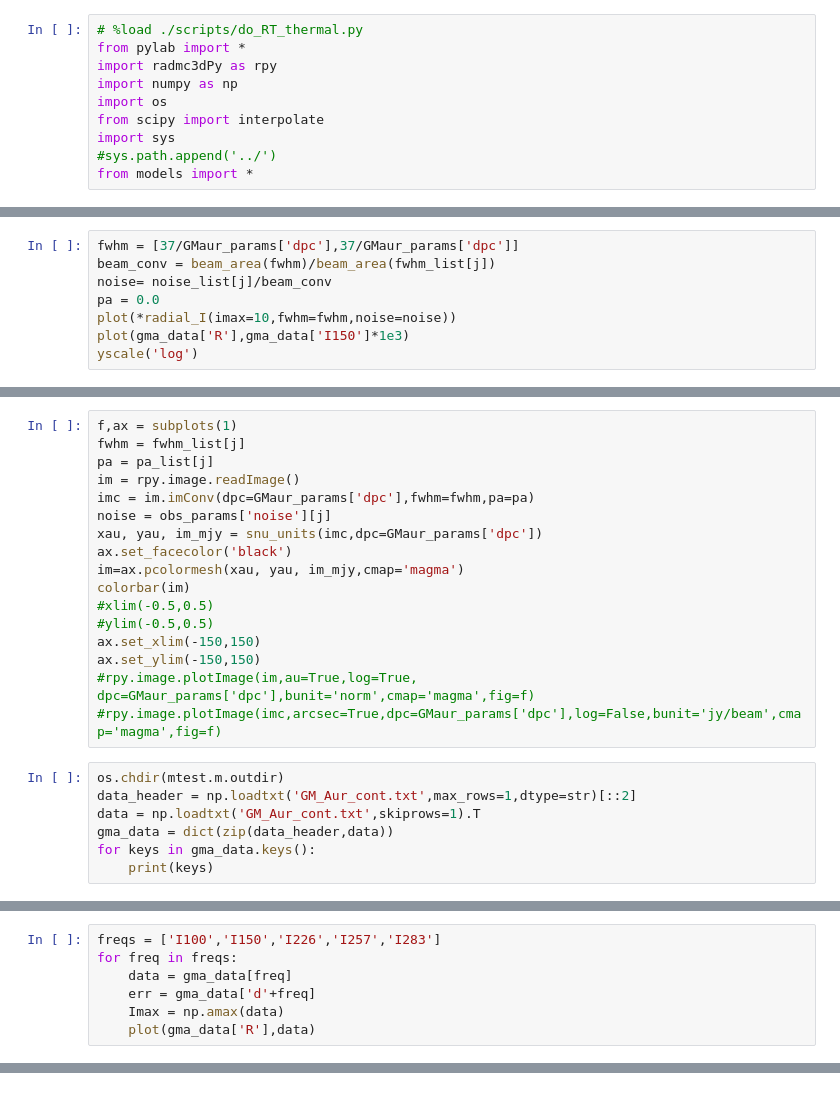
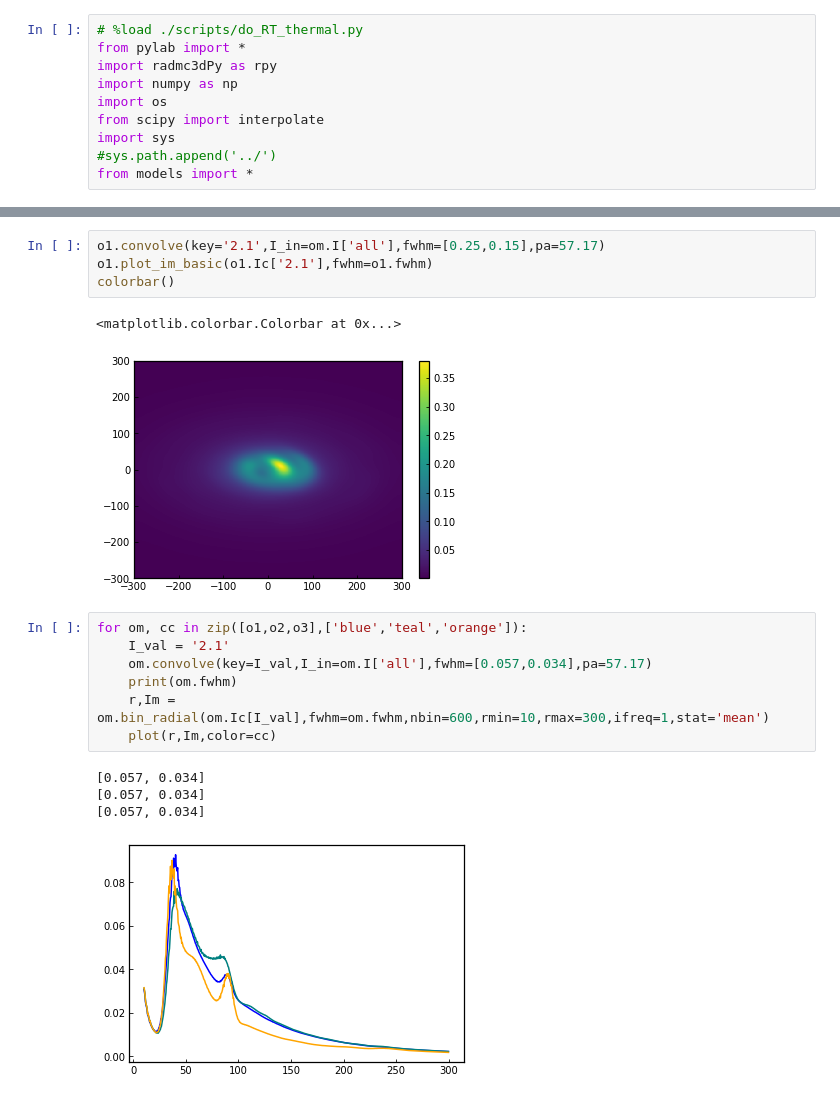
Before and after one commit to uconn-origins/wedgeford, a Jupyter notebook: IvsR.ipynb, the cells around one changed output, grey strips where cells are left out. Saved outputs shown, nothing was run; the diff lists cells and outputs as text.

```diff
--- a/IvsR.ipynb
+++ b/IvsR.ipynb
@@ -173,8 +10,0 @@ def radial_I(fwhm=fwhm,noise=noise,imax=5):
-# %%
-fwhm = [37/GMaur_params['dpc'],37/GMaur_params['dpc']]
-beam_conv = beam_area(fwhm)/beam_area(fwhm_list[j])
-noise= noise_list[j]/beam_conv
-pa = 0.0
-plot(*radial_I(imax=10,fwhm=fwhm,noise=noise))
-plot(gma_data['R'],gma_data['I150']*1e3)
-yscale('log')
@@ -214,24 +10,0 @@ Reading image.out
-# %%
-f,ax = subplots(1)
-fwhm = fwhm_list[j]
-pa = pa_list[j]
-im = rpy.image.readImage()
-imc = im.imConv(dpc=GMaur_params['dpc'],fwhm=fwhm,pa=pa)
-noise = obs_params['noise'][j]
-xau, yau, im_mjy = snu_units(imc,dpc=GMaur_params['dpc'])
-ax.set_facecolor('black')
-im=ax.pcolormesh(xau, yau, im_mjy,cmap='magma')
-colorbar(im)
-#xlim(-0.5,0.5)
-#ylim(-0.5,0.5)
-ax.set_xlim(-150,150)
-ax.set_ylim(-150,150)
-#rpy.image.plotImage(im,au=True,log=True, dpc=GMaur_params['dpc'],bunit='norm',cmap='magma',fig=f)
-#rpy.image.plotImage(imc,arcsec=True,dpc=GMaur_params['dpc'],log=False,bunit='jy/beam',cmap='magma',fig=f)
-# %%
-os.chdir(mtest.m.outdir)
-data_header = np.loadtxt('GM_Aur_cont.txt',max_rows=1,dtype=str)[::2]
-data = np.loadtxt('GM_Aur_cont.txt',skiprows=1).T
-gma_data = dict(zip(data_header,data))
-for keys in gma_data.keys():
-    print(keys)
@@ -250,7 +10,0 @@ dI283
-# %%
-freqs = ['I100','I150','I226','I257','I283']
-for freq in freqs:
-    data = gma_data[freq]
-    err = gma_data['d'+freq]
-    Imax = np.amax(data)
-    plot(gma_data['R'],data)
@@ -298,0 +229,19 @@ Reading dust_temperature.dat
+# %%
+o1.convolve(key='2.1',I_in=om.I['all'],fwhm=[0.25,0.15],pa=57.17)
+o1.plot_im_basic(o1.Ic['2.1'],fwhm=o1.fwhm)
+colorbar()
+# %% [output]
+<matplotlib.colorbar.Colorbar at 0x...>
+[figure, added]
+# %%
+for om, cc in zip([o1,o2,o3],['blue','teal','orange']):
+    I_val = '2.1'
+    om.convolve(key=I_val,I_in=om.I['all'],fwhm=[0.057,0.034],pa=57.17)
+    print(om.fwhm)
+    r,Im = om.bin_radial(om.Ic[I_val],fwhm=om.fwhm,nbin=600,rmin=10,rmax=300,ifreq=1,stat='mean')
+    plot(r,Im,color=cc)
+# %% [output]
+[0.057, 0.034]
+[0.057, 0.034]
+[0.057, 0.034]
+[figure, added]
```
Also changed, not shown: parts of 23 cells of this notebook, 15 other files.
